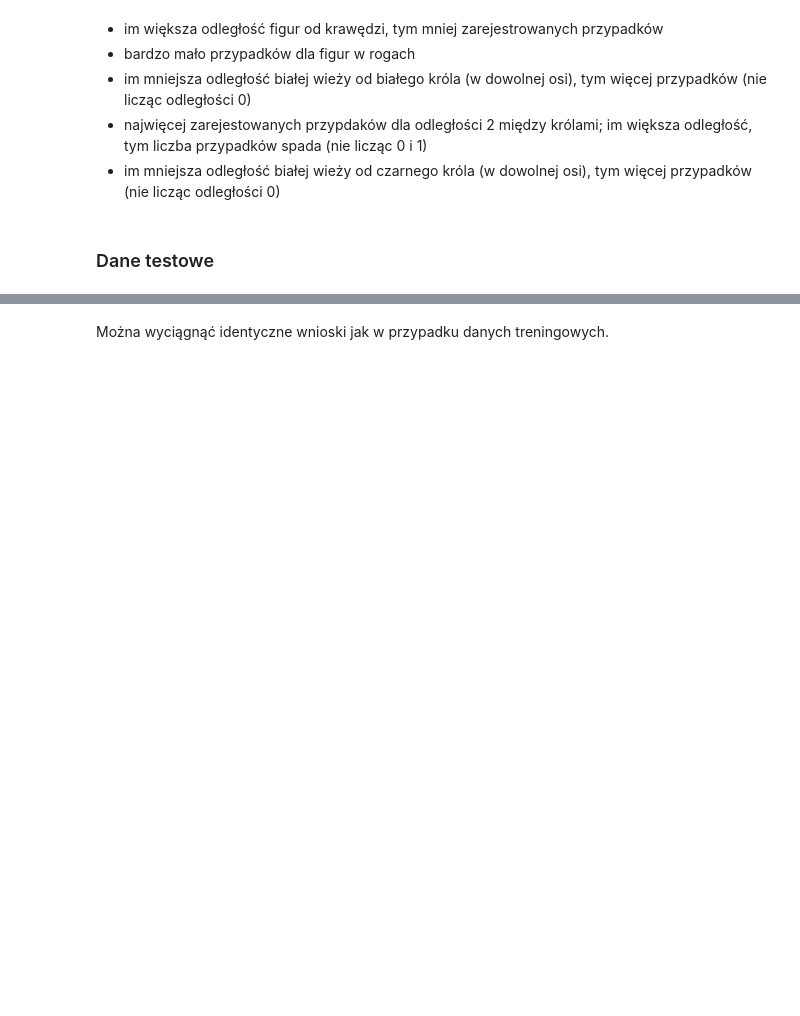
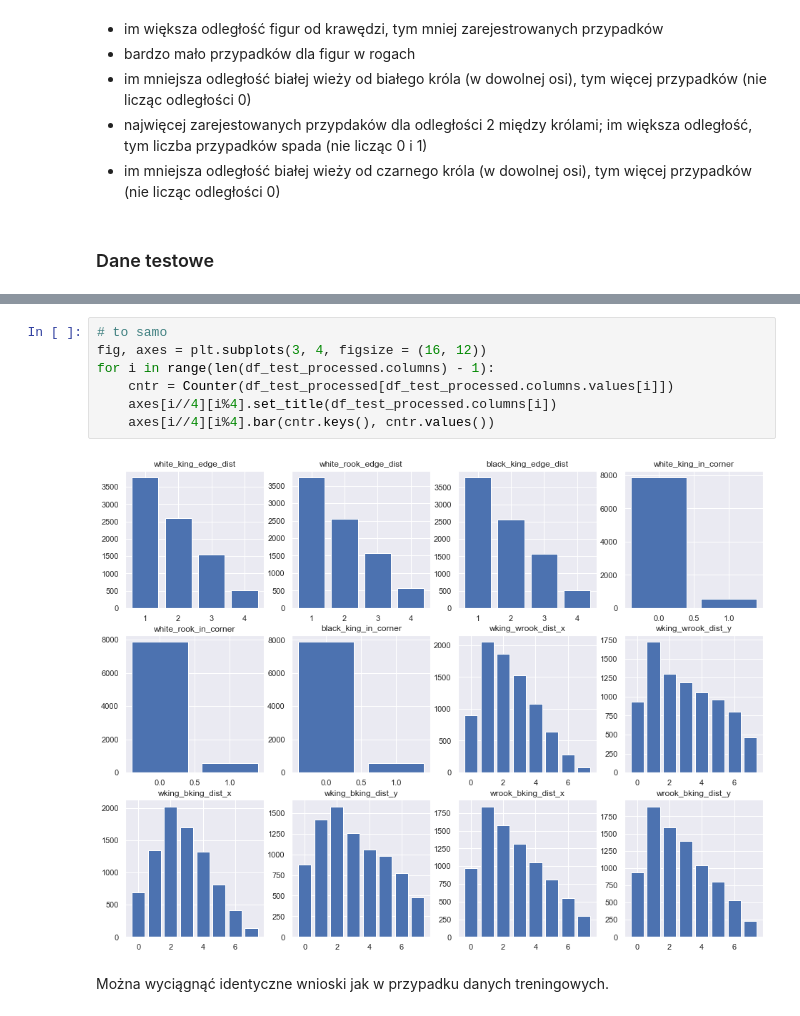
Before and after one commit to wi1lku/Introduction-to-machine-learning-, a Jupyter notebook: project1/Project1.ipynb, the cells around one changed output, grey strips where cells are left out. Saved outputs shown, nothing was run; the diff lists cells and outputs as text; blank space fills up the shorter version.

```diff
--- a/project1/Project1.ipynb
+++ b/project1/Project1.ipynb
@@ -566,3 +550,12 @@ for col in columns:
+# %%
+# to samo
+fig, axes = plt.subplots(3, 4, figsize = (16, 12))
+for i in range(len(df_test_processed.columns) - 1):
+    cntr = Counter(df_test_processed[df_test_processed.columns.values[i]])
+    axes[i//4][i%4].set_title(df_test_processed.columns[i])
+    axes[i//4][i%4].bar(cntr.keys(), cntr.values())
+# %% [output]
+[figure, added]
 # %% [markdown]
 Można wyciągnąć identyczne wnioski jak w przypadku danych treningowych.
 # %% [markdown]
```
Also changed, not shown: parts of 14 cells of this notebook.
